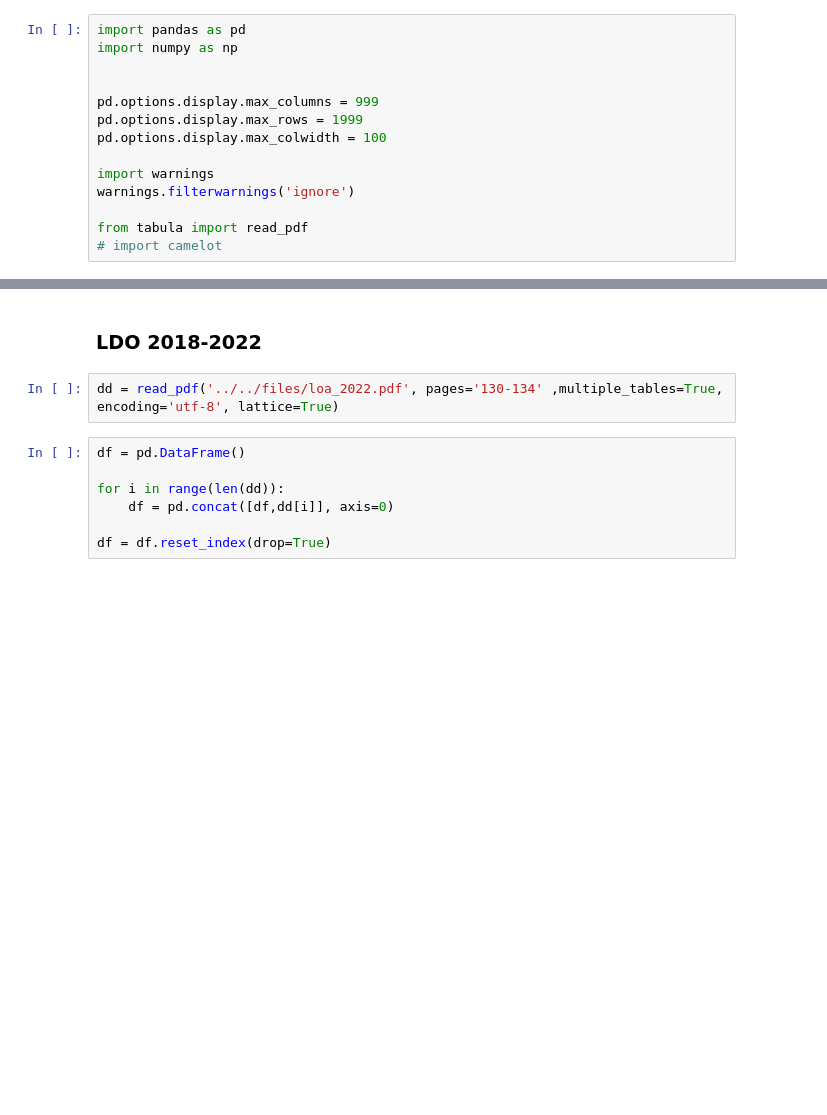
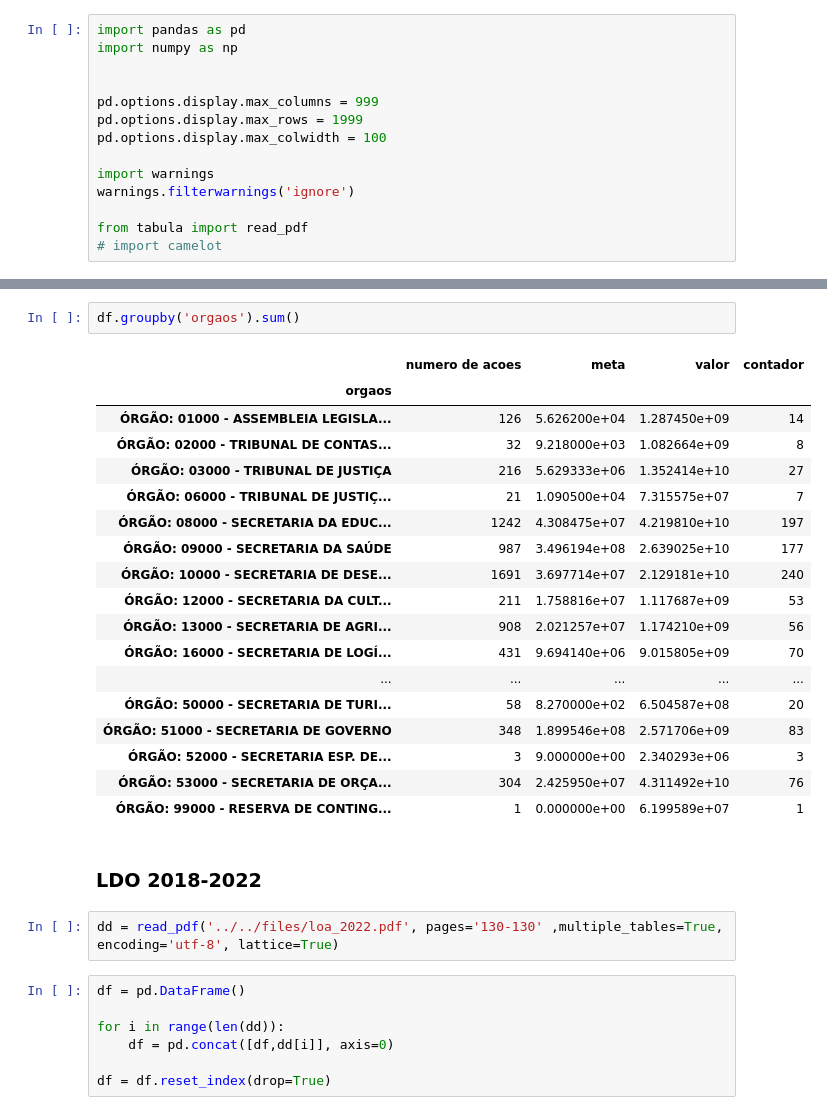
Before and after one commit to d116626/orcamento_sp, a Jupyter notebook: notebooks/conversion_loa/0 - loa_2022.ipynb, the cells around one changed output, grey strips where cells are left out. Saved outputs shown, nothing was run; the diff lists cells and outputs as text; blank space fills up the shorter version.

```diff
--- a/notebooks/conversion_loa/0 - loa_2022.ipynb
+++ b/notebooks/conversion_loa/0 - loa_2022.ipynb
@@ -15,7 +61,28 @@ from tabula import read_pdf
+# %%
+df.groupby('orgaos').sum()
+# %% [output]
+|  | numero de acoes | meta | valor | contador |
+| orgaos |  |  |  |  |
+| ÓRGÃO: 01000 - ASSEMBLEIA LEGISLA... | 126 | 5.626200e+04 | 1.287450e+09 | 14 |
+| ÓRGÃO: 02000 - TRIBUNAL DE CONTAS... | 32 | 9.218000e+03 | 1.082664e+09 | 8 |
+| ÓRGÃO: 03000 - TRIBUNAL DE JUSTIÇA | 216 | 5.629333e+06 | 1.352414e+10 | 27 |
+| ÓRGÃO: 06000 - TRIBUNAL DE JUSTIÇ... | 21 | 1.090500e+04 | 7.315575e+07 | 7 |
+| ÓRGÃO: 08000 - SECRETARIA DA EDUC... | 1242 | 4.308475e+07 | 4.219810e+10 | 197 |
+| ÓRGÃO: 09000 - SECRETARIA DA SAÚDE | 987 | 3.496194e+08 | 2.639025e+10 | 177 |
+| ÓRGÃO: 10000 - SECRETARIA DE DESE... | 1691 | 3.697714e+07 | 2.129181e+10 | 240 |
+| ÓRGÃO: 12000 - SECRETARIA DA CULT... | 211 | 1.758816e+07 | 1.117687e+09 | 53 |
+| ÓRGÃO: 13000 - SECRETARIA DE AGRI... | 908 | 2.021257e+07 | 1.174210e+09 | 56 |
+| ÓRGÃO: 16000 - SECRETARIA DE LOGÍ... | 431 | 9.694140e+06 | 9.015805e+09 | 70 |
+| ... | ... | ... | ... | ... |
+| ÓRGÃO: 50000 - SECRETARIA DE TURI... | 58 | 8.270000e+02 | 6.504587e+08 | 20 |
+| ÓRGÃO: 51000 - SECRETARIA DE GOVERNO | 348 | 1.899546e+08 | 2.571706e+09 | 83 |
+| ÓRGÃO: 52000 - SECRETARIA ESP. DE... | 3 | 9.000000e+00 | 2.340293e+06 | 3 |
+| ÓRGÃO: 53000 - SECRETARIA DE ORÇA... | 304 | 2.425950e+07 | 4.311492e+10 | 76 |
+| ÓRGÃO: 99000 - RESERVA DE CONTING... | 1 | 0.000000e+00 | 6.199589e+07 | 1 |
 # %% [markdown]
 ### LDO 2018-2022
 # %%
-dd = read_pdf('../../files/loa_2022.pdf', pages='130-134' ,multiple_tables=True, encoding='utf-8', lattice=True)
+dd = read_pdf('../../files/loa_2022.pdf', pages='130-130' ,multiple_tables=True, encoding='utf-8', lattice=True)
 # %%
 df = pd.DataFrame()
 
```
Also changed, not shown: parts of 7 cells of this notebook, 34 other files.
